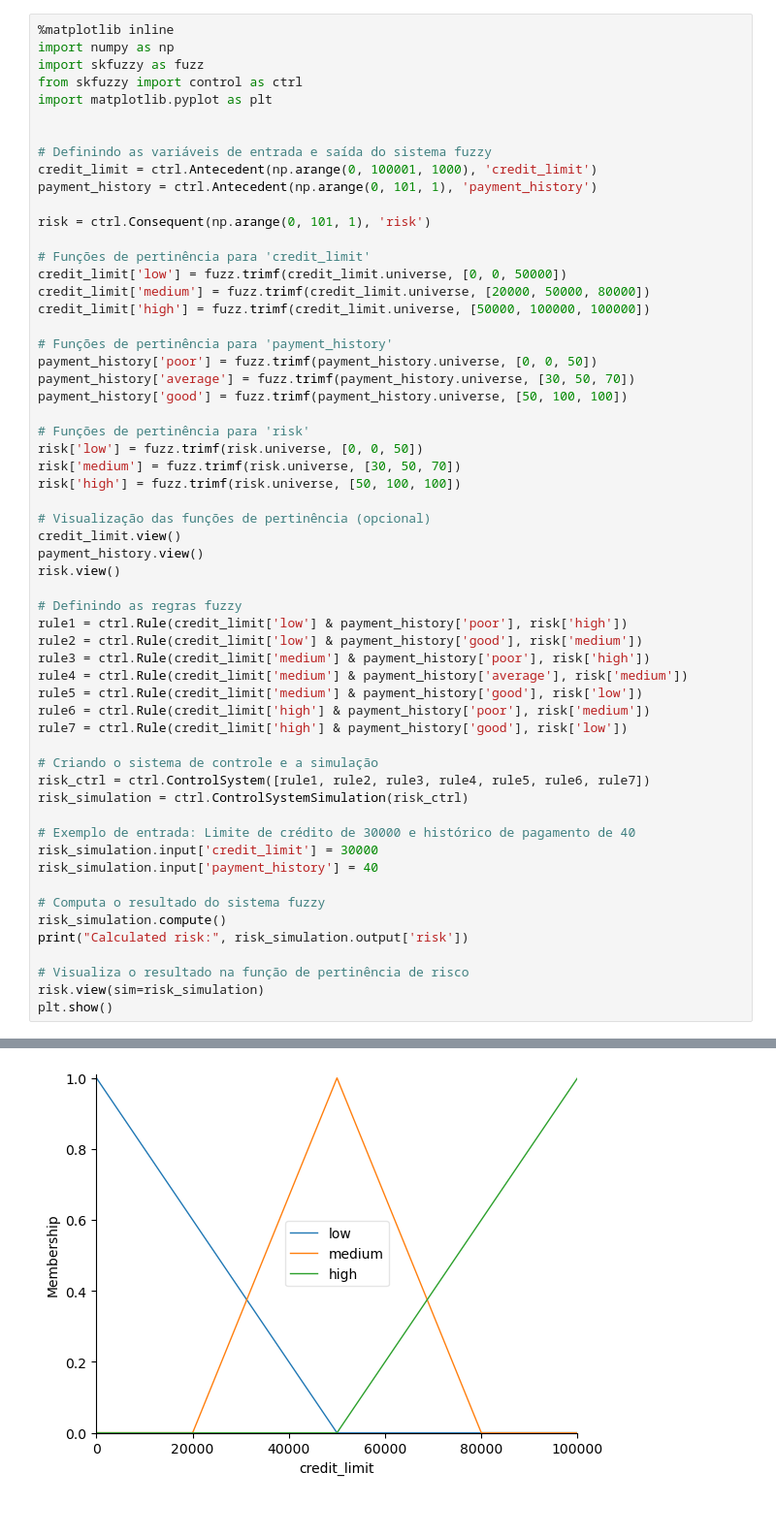
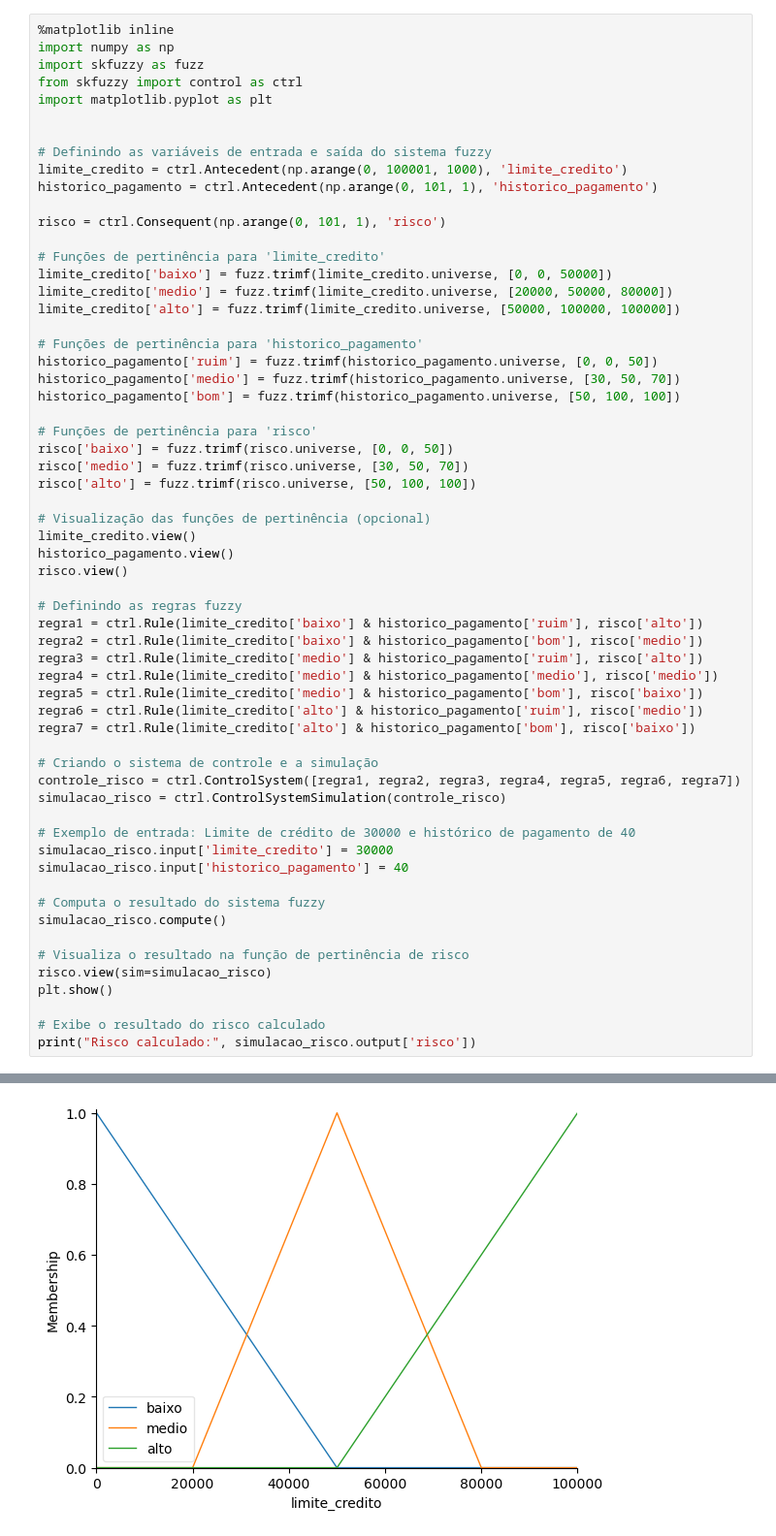
Before and after one commit to sousamaf/AI-Lab, a Jupyter notebook: algorithms/fuzzy_logic/analise_credito.ipynb, the cells around one changed output, grey strips where cells are left out. Shown: that part at 97% size. Saved outputs shown, nothing was run; the diff lists cells and outputs as text.

```diff
--- a/algorithms/fuzzy_logic/analise_credito.ipynb
+++ b/algorithms/fuzzy_logic/analise_credito.ipynb
@@ -27,53 +57,55 @@ import matplotlib.pyplot as plt
 
 
 # Definindo as variáveis de entrada e saída do sistema fuzzy
-credit_limit = ctrl.Antecedent(np.arange(0, 100001, 1000), 'credit_limit')
-payment_history = ctrl.Antecedent(np.arange(0, 101, 1), 'payment_history')
+limite_credito = ctrl.Antecedent(np.arange(0, 100001, 1000), 'limite_credito')
+historico_pagamento = ctrl.Antecedent(np.arange(0, 101, 1), 'historico_pagamento')
 
-risk = ctrl.Consequent(np.arange(0, 101, 1), 'risk')
+risco = ctrl.Consequent(np.arange(0, 101, 1), 'risco')
 
-# Funções de pertinência para 'credit_limit'
-credit_limit['low'] = fuzz.trimf(credit_limit.universe, [0, 0, 50000])
-credit_limit['medium'] = fuzz.trimf(credit_limit.universe, [20000, 50000, 80000])
-credit_limit['high'] = fuzz.trimf(credit_limit.universe, [50000, 100000, 100000])
+# Funções de pertinência para 'limite_credito'
+limite_credito['baixo'] = fuzz.trimf(limite_credito.universe, [0, 0, 50000])
+limite_credito['medio'] = fuzz.trimf(limite_credito.universe, [20000, 50000, 80000])
+limite_credito['alto'] = fuzz.trimf(limite_credito.universe, [50000, 100000, 100000])
 
-# Funções de pertinência para 'payment_history'
-payment_history['poor'] = fuzz.trimf(payment_history.universe, [0, 0, 50])
-payment_history['average'] = fuzz.trimf(payment_history.universe, [30, 50, 70])
-payment_history['good'] = fuzz.trimf(payment_history.universe, [50, 100, 100])
+# Funções de pertinência para 'historico_pagamento'
+historico_pagamento['ruim'] = fuzz.trimf(historico_pagamento.universe, [0, 0, 50])
+historico_pagamento['medio'] = fuzz.trimf(historico_pagamento.universe, [30, 50, 70])
+historico_pagamento['bom'] = fuzz.trimf(historico_pagamento.universe, [50, 100, 100])
 
-# Funções de pertinência para 'risk'
-risk['low'] = fuzz.trimf(risk.universe, [0, 0, 50])
-risk['medium'] = fuzz.trimf(risk.universe, [30, 50, 70])
-risk['high'] = fuzz.trimf(risk.universe, [50, 100, 100])
+# Funções de pertinência para 'risco'
+risco['baixo'] = fuzz.trimf(risco.universe, [0, 0, 50])
+risco['medio'] = fuzz.trimf(risco.universe, [30, 50, 70])
+risco['alto'] = fuzz.trimf(risco.universe, [50, 100, 100])
 
 # Visualização das funções de pertinência (opcional)
-credit_limit.view()
-payment_history.view()
-risk.view()
+limite_credito.view()
+historico_pagamento.view()
+risco.view()
 
 # Definindo as regras fuzzy
-rule1 = ctrl.Rule(credit_limit['low'] & payment_history['poor'], risk['high'])
-rule2 = ctrl.Rule(credit_limit['low'] & payment_history['good'], risk['medium'])
-rule3 = ctrl.Rule(credit_limit['medium'] & payment_history['poor'], risk['high'])
-rule4 = ctrl.Rule(credit_limit['medium'] & payment_history['average'], risk['medium'])
-rule5 = ctrl.Rule(credit_limit['medium'] & payment_history['good'], risk['low'])
-rule6 = ctrl.Rule(credit_limit['high'] & payment_history['poor'], risk['medium'])
-rule7 = ctrl.Rule(credit_limit['high'] & payment_history['good'], risk['low'])
+regra1 = ctrl.Rule(limite_credito['baixo'] & historico_pagamento['ruim'], risco['alto'])
+regra2 = ctrl.Rule(limite_credito['baixo'] & historico_pagamento['bom'], risco['medio'])
+regra3 = ctrl.Rule(limite_credito['medio'] & historico_pagamento['ruim'], risco['alto'])
+regra4 = ctrl.Rule(limite_credito['medio'] & historico_pagamento['medio'], risco['medio'])
+regra5 = ctrl.Rule(limite_credito['medio'] & historico_pagamento['bom'], risco['baixo'])
+regra6 = ctrl.Rule(limite_credito['alto'] & historico_pagamento['ruim'], risco['medio'])
+regra7 = ctrl.Rule(limite_credito['alto'] & historico_pagamento['bom'], risco['baixo'])
 
 # Criando o sistema de controle e a simulação
-risk_ctrl = ctrl.ControlSystem([rule1, rule2, rule3, rule4, rule5, rule6, rule7])
-risk_simulation = ctrl.ControlSystemSimulation(risk_ctrl)
+controle_risco = ctrl.ControlSystem([regra1, regra2, regra3, regra4, regra5, regra6, regra7])
+simulacao_risco = ctrl.ControlSystemSimulation(controle_risco)
 
 # Exemplo de entrada: Limite de crédito de 30000 e histórico de pagamento de 40
-risk_simulation.input['credit_limit'] = 30000
-risk_simulation.input['payment_history'] = 40
+simulacao_risco.input['limite_credito'] = 30000
+simulacao_risco.input['historico_pagamento'] = 40
 
 # Computa o resultado do sistema fuzzy
-risk_simulation.compute()
-print("Calculated risk:", risk_simulation.output['risk'])
+simulacao_risco.compute()
 
 # Visualiza o resultado na função de pertinência de risco
-risk.view(sim=risk_simulation)
+risco.view(sim=simulacao_risco)
 plt.show()
+
+# Exibe o resultado do risco calculado
+print("Risco calculado:", simulacao_risco.output['risco'])
 # %% [output]
@@ -81 +112 @@ Calculated risk: 62.418781725888415
-[figure, old version]
+[figure, new version]
```
Also changed, not shown: parts of 4 cells of this notebook, 1 other file.
